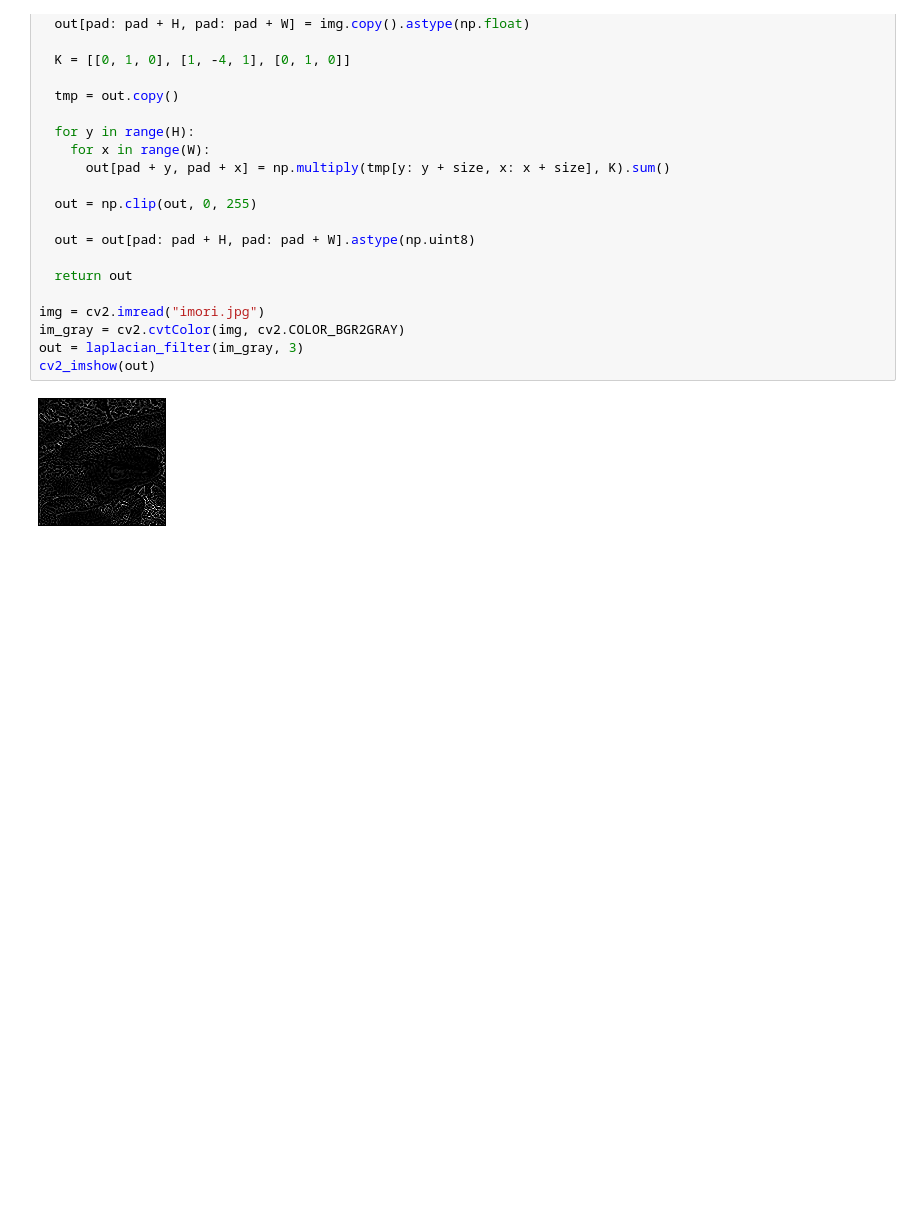
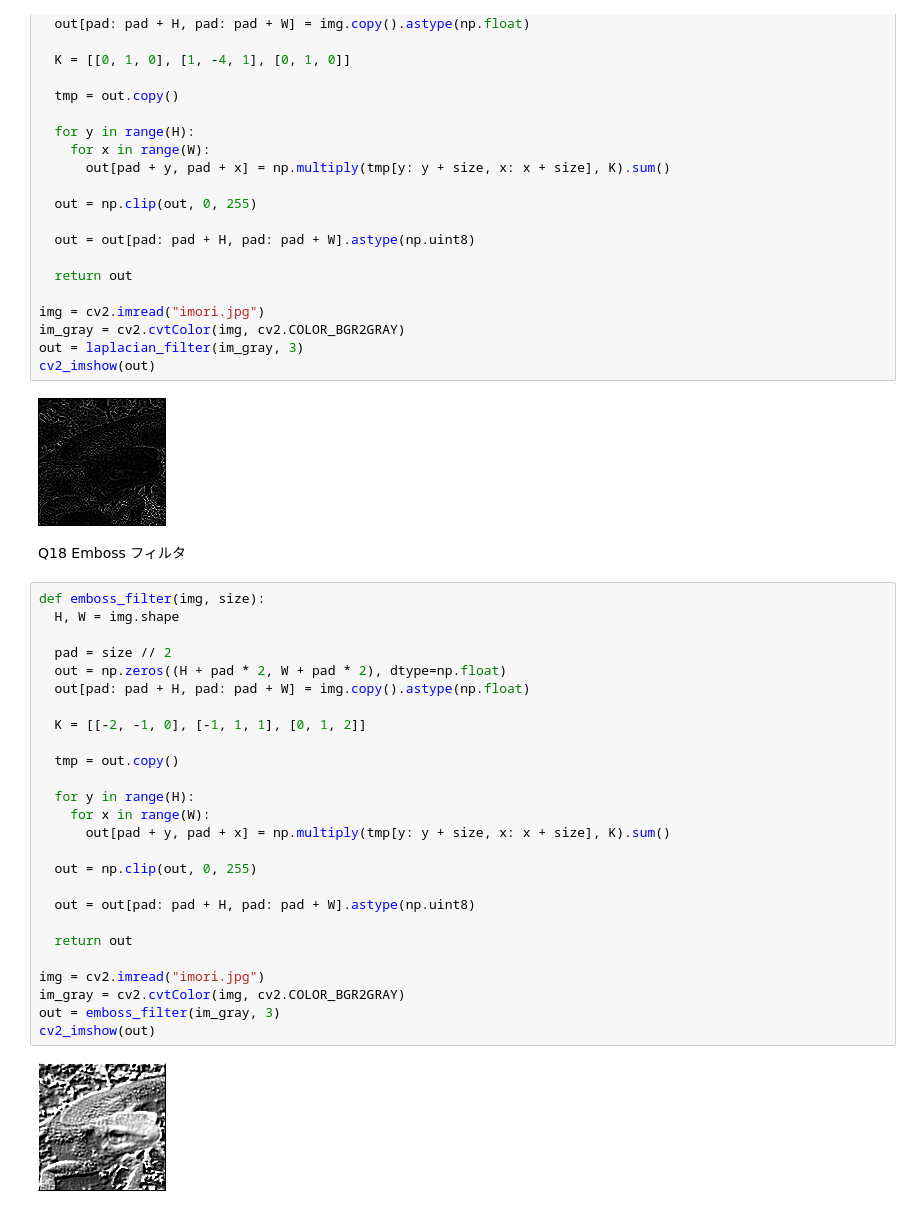
Before and after one commit to whatalnk/Gasyori100knock, a Jupyter notebook: notebooks/Question_11_20.ipynb, the cells around one changed output. Drawn from its saved outputs; the diff is of its cells as text; blank space fills up the shorter version.

Commit message:
Q18 Emboss filter

```diff
--- a/notebooks/Question_11_20.ipynb
+++ b/notebooks/Question_11_20.ipynb
@@ -289,3 +289,33 @@ out = laplacian_filter(im_gray, 3)
 cv2_imshow(out)
 # %% [output]
 [figure]
+# %% [markdown]
+Q18 Emboss フィルタ
+# %%
+def emboss_filter(img, size):
+  H, W = img.shape
+
+  pad = size // 2
+  out = np.zeros((H + pad * 2, W + pad * 2), dtype=np.float)
+  out[pad: pad + H, pad: pad + W] = img.copy().astype(np.float)
+
+  K = [[-2, -1, 0], [-1, 1, 1], [0, 1, 2]]
+
+  tmp = out.copy()
+
+  for y in range(H):
+    for x in range(W):
+      out[pad + y, pad + x] = np.multiply(tmp[y: y + size, x: x + size], K).sum()
+
+  out = np.clip(out, 0, 255)
+
+  out = out[pad: pad + H, pad: pad + W].astype(np.uint8)
+
+  return out
+
+img = cv2.imread("imori.jpg")
+im_gray = cv2.cvtColor(img, cv2.COLOR_BGR2GRAY)
+out = emboss_filter(im_gray, 3)
+cv2_imshow(out)
+# %% [output]
+[figure, added]
```
